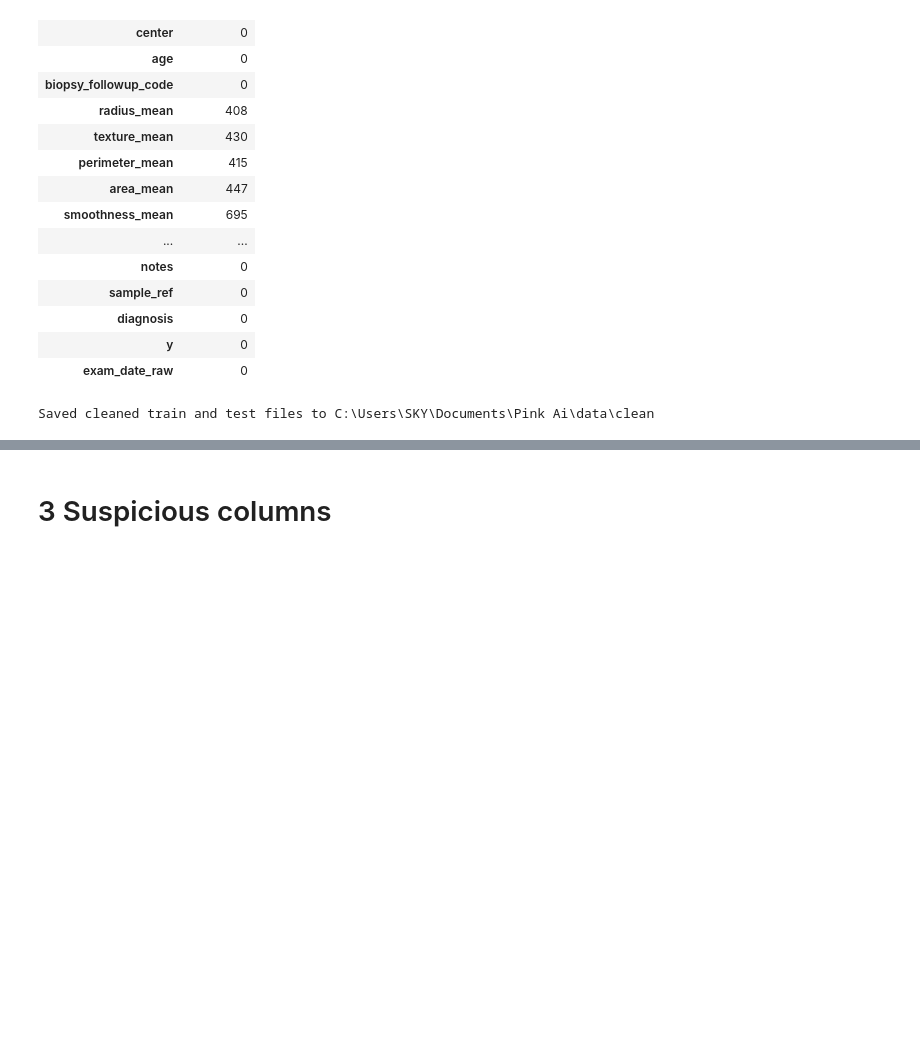
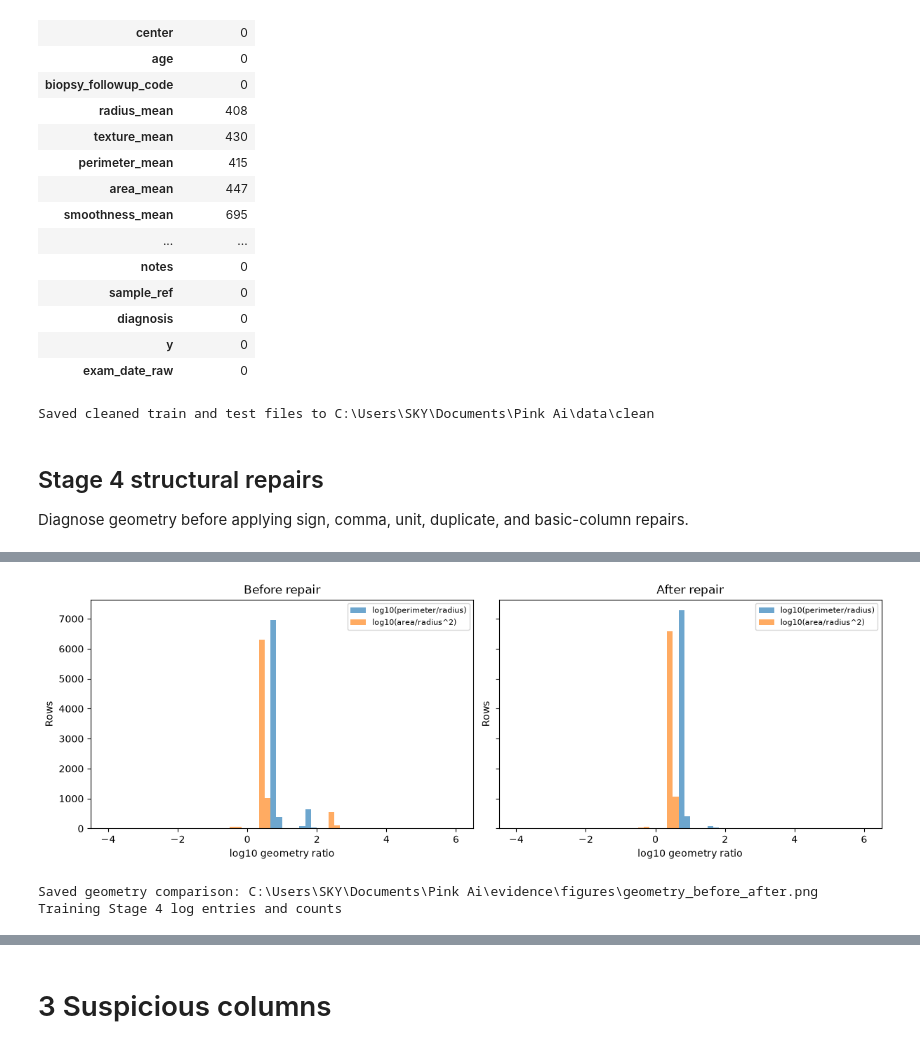
Before and after one commit to JHT127/pink-ai-hackathon, a Jupyter notebook: notebooks/main.ipynb, the cells around one changed output, grey strips where cells are left out. Saved outputs shown, nothing was run; the diff lists cells and outputs as text; code cells hidden in the pictures; blank space fills up the shorter version.

Commit message:
Stage 4: unit repair, negatives, ambiguous commas, duplicates

```diff
--- a/notebooks/main.ipynb
+++ b/notebooks/main.ipynb
@@ -517,3 +517,7 @@ Training NaN count per column
 | y | 0 |
 | exam_date_raw | 0 |
 Saved cleaned train and test files to C:\Users\SKY\Documents\Pink Ai\data\clean
+# %% [markdown]
+## Stage 4 structural repairs
+
+Diagnose geometry before applying sign, comma, unit, duplicate, and basic-column repairs.
@@ -519,0 +543,69 @@ Saved cleaned train and test files to C:\Users\SKY\Documents\Pink Ai\data\clean
+# %%
+import importlib
+
+import matplotlib.pyplot as plt
+import numpy as np
+import pandas as pd
+import src.repair
+
+importlib.reload(src.repair)
+repair_stage4 = src.repair.repair_stage4
+
+train_stage4, train_stage4_log = repair_stage4(
+    train_stage3,
+    train_raw_stage3,
+    has_label=True,
+)
+test_stage4, test_stage4_log = repair_stage4(
+    test_stage3,
+    test_raw_stage3,
+    has_label=False,
+    train_reference=train_stage3,
+)
+
+
+def _log_geometry_ratios(frame):
+    radius = pd.to_numeric(frame["radius_mean"], errors="coerce")
+    perimeter = pd.to_numeric(frame["perimeter_mean"], errors="coerce")
+    area = pd.to_numeric(frame["area_mean"], errors="coerce")
+    valid_perimeter = radius.gt(0) & perimeter.gt(0)
+    valid_area = radius.gt(0) & area.gt(0)
+    return (
+        np.log10(perimeter[valid_perimeter] / radius[valid_perimeter]),
+        np.log10(area[valid_area] / radius[valid_area] ** 2),
+    )
+
+
+before_perimeter_ratio, before_area_ratio = _log_geometry_ratios(train_stage3)
+after_perimeter_ratio, after_area_ratio = _log_geometry_ratios(train_stage4)
+figure, axes = plt.subplots(1, 2, figsize=(12, 4), sharey=True, constrained_layout=True)
+for axis, title, perimeter_ratio, area_ratio in (
+    (axes[0], "Before repair", before_perimeter_ratio, before_area_ratio),
+    (axes[1], "After repair", after_perimeter_ratio, after_area_ratio),
+):
+    axis.hist(perimeter_ratio, bins=60, range=(-4, 6), alpha=0.65, label="log10(perimeter/radius)")
+    axis.hist(area_ratio, bins=60, range=(-4, 6), alpha=0.65, label="log10(area/radius^2)")
+    axis.set_title(title)
+    axis.set_xlabel("log10 geometry ratio")
+    axis.set_ylabel("Rows")
+    axis.legend(fontsize=8)
+figure_path = repo_path / "evidence" / "figures" / "geometry_before_after.png"
+figure_path.parent.mkdir(parents=True, exist_ok=True)
+figure.savefig(figure_path, dpi=160)
+plt.show()
+print(f"Saved geometry comparison: {figure_path}")
+
+print("Training Stage 4 log entries and counts")
+display(pd.DataFrame(train_stage4_log))
+for entry in train_stage4_log:
+    print(f"{entry['problem']}: {entry['fix']}")
+print("Test Stage 4 counts")
+for entry in test_stage4_log:
+    print(f"{entry['problem']}: {entry['fix']}")
+
+CLEAN_DIR.mkdir(parents=True, exist_ok=True)
+train_stage4.to_csv(CLEAN_DIR / "train_stage4.csv", index=False)
+test_stage4.to_csv(CLEAN_DIR / "test_stage4.csv", index=False)
+write_cleaning_log(train_stage3_log + train_stage4_log)
+print(f"Saved Stage 4 train and test files to {CLEAN_DIR}")
+# %% [output]
@@ -519,0 +626,3 @@ Saved cleaned train and test files to C:\Users\SKY\Documents\Pink Ai\data\clean
+[figure, added]
+Saved geometry comparison: C:\Users\SKY\Documents\Pink Ai\evidence\figures\geometry_before_after.png
+Training Stage 4 log entries and counts
```
Also changed, not shown: parts of 3 cells of this notebook, 3 other files.
